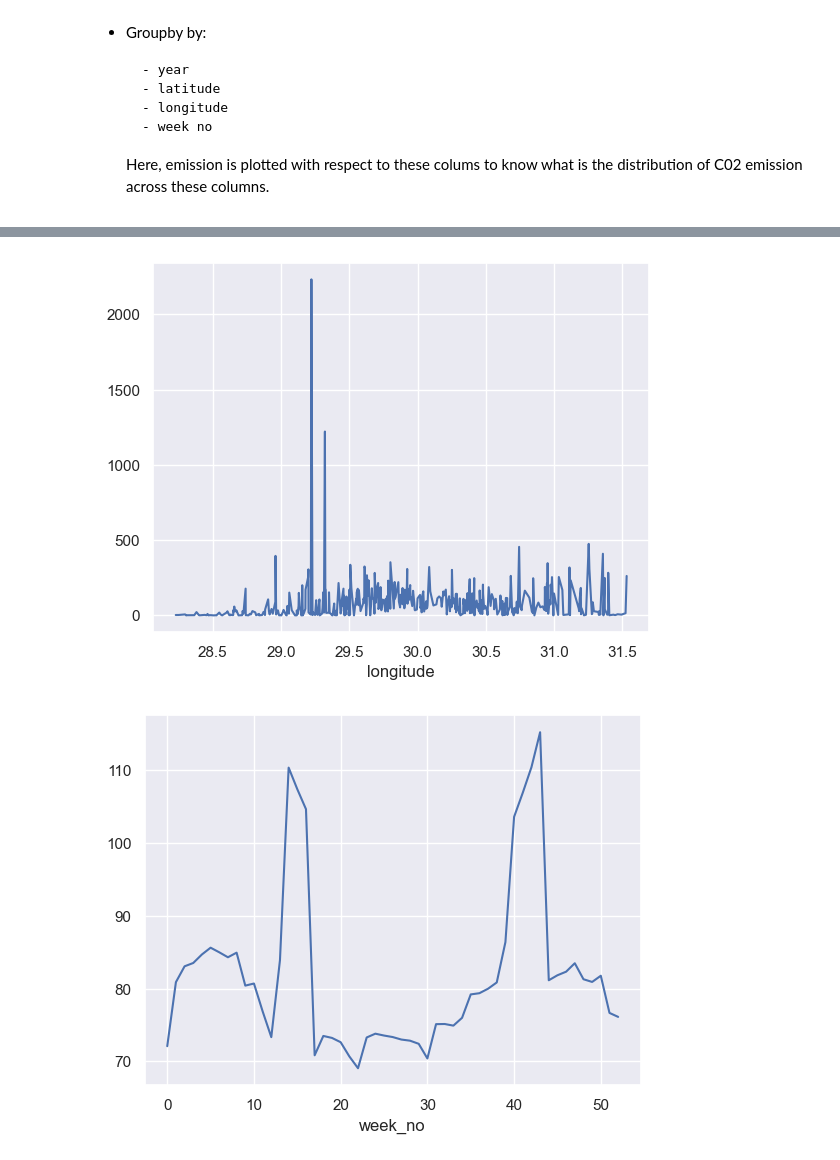
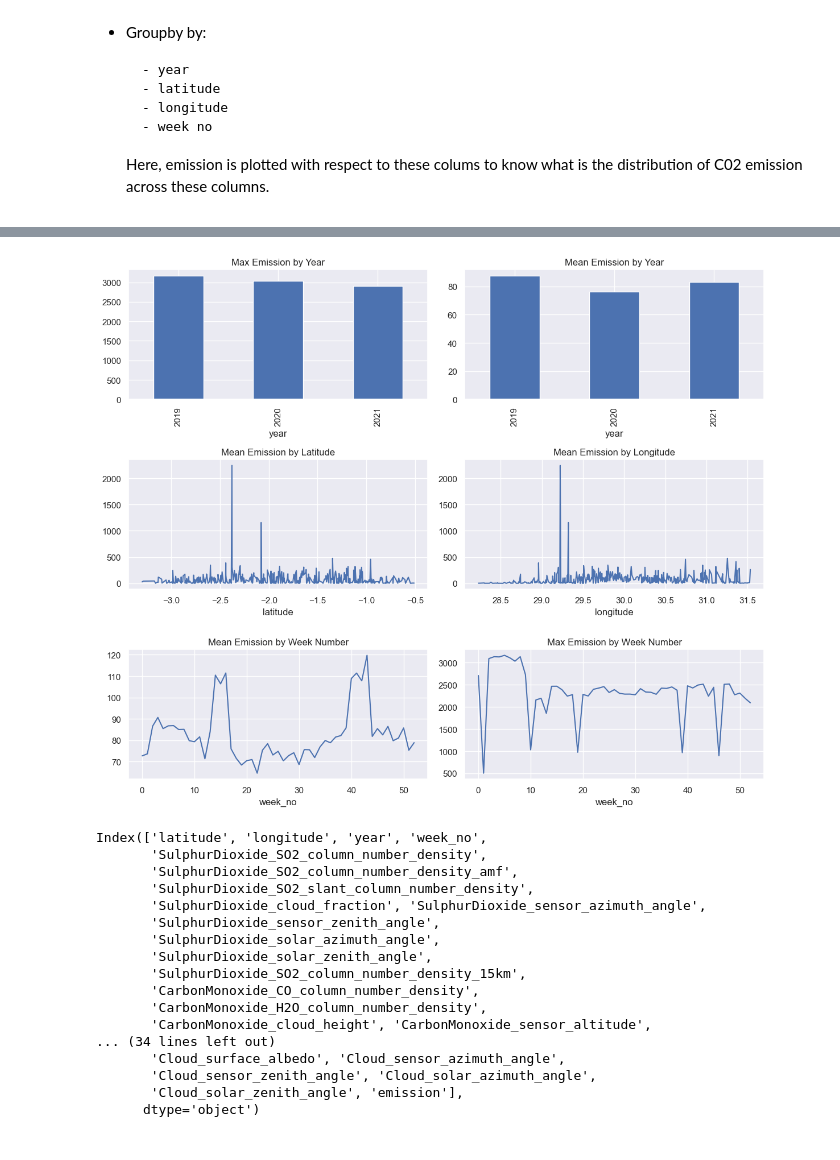
Before and after one commit to bibekebib/kaggle-Competitions, a Jupyter notebook: playground-series-s3e20/Predict CO2 Emissions in Rwanda.ipynb, the cells around one changed output, grey strips where cells are left out. Drawn from its saved outputs; the diff is of its cells as text; code cells hidden in the pictures.

```diff
--- a/playground-series-s3e20/Predict CO2 Emissions in Rwanda.ipynb
+++ b/playground-series-s3e20/Predict CO2 Emissions in Rwanda.ipynb
@@ -105,2 +135,2 @@ df.groupby(df['year']).mean()['emission'].plot(kind='bar');
 # %%
-df.groupby(df['latitude']).mean()['emission'].plot(kind='line');
+df.dropna(inplace=True)
@@ -109,9 +137,59 @@ df.groupby(df['latitude']).mean()['emission'].plot(kind='line');
 # %%
-df.groupby(df['longitude']).mean()['emission'].plot(kind='line');
+import pandas as pd
+import matplotlib.pyplot as plt
+
+# Assuming df is your DataFrame containing the relevant data
+
+# Create a 3x2 grid of subplots
+fig, axes = plt.subplots(3, 2, figsize=(12, 10))
+
+# Plot maximum emission by year in the first subplot
+df.groupby(df['year']).max()['emission'].plot(kind='bar', ax=axes[0, 0])
+axes[0, 0].set_title('Max Emission by Year')
+
+# Plot mean emission by year in the second subplot
+df.groupby(df['year']).mean()['emission'].plot(kind='bar', ax=axes[0, 1])
+axes[0, 1].set_title('Mean Emission by Year')
+
+# Plot mean emission by latitude in the third subplot
+df.groupby(df['latitude']).mean()['emission'].plot(kind='line', ax=axes[1, 0])
+axes[1, 0].set_title('Mean Emission by Latitude')
+
+# Plot mean emission by longitude in the fourth subplot
+df.groupby(df['longitude']).mean()['emission'].plot(kind='line', ax=axes[1, 1])
+axes[1, 1].set_title('Mean Emission by Longitude')
+
+# Plot mean emission by week number in the fifth subplot
+df.groupby(df['week_no']).mean()['emission'].plot(kind='line', ax=axes[2, 0])
+axes[2, 0].set_title('Mean Emission by Week Number')
+
+df.groupby(df['week_no']).max()['emission'].plot(kind='line', ax=axes[2, 1])
+axes[2, 1].set_title('Max Emission by Week Number')
+# Remove any empty subplots
+fig.tight_layout()
+
+# Show the plots
+plt.show()
 # %% [output]
-[figure, old version]
+[figure, new version]
 # %%
-df.groupby(df['week_no']).mean()['emission'].plot(kind='line');
+df.columns
 # %% [output]
-[figure, removed]
+Index(['latitude', 'longitude', 'year', 'week_no',
+       'SulphurDioxide_SO2_column_number_density',
+       'SulphurDioxide_SO2_column_number_density_amf',
+       'SulphurDioxide_SO2_slant_column_number_density',
+       'SulphurDioxide_cloud_fraction', 'SulphurDioxide_sensor_azimuth_angle',
+       'SulphurDioxide_sensor_zenith_angle',
+       'SulphurDioxide_solar_azimuth_angle',
+       'SulphurDioxide_solar_zenith_angle',
+       'SulphurDioxide_SO2_column_number_density_15km',
+       'CarbonMonoxide_CO_column_number_density',
+       'CarbonMonoxide_H2O_column_number_density',
+       'CarbonMonoxide_cloud_height', 'CarbonMonoxide_sensor_altitude',
+... (34 lines left out)
+       'Cloud_surface_albedo', 'Cloud_sensor_azimuth_angle',
+       'Cloud_sensor_zenith_angle', 'Cloud_solar_azimuth_angle',
+       'Cloud_solar_zenith_angle', 'emission'],
+      dtype='object')
 # %%
```
Also changed, not shown: parts of 4 cells of this notebook.
